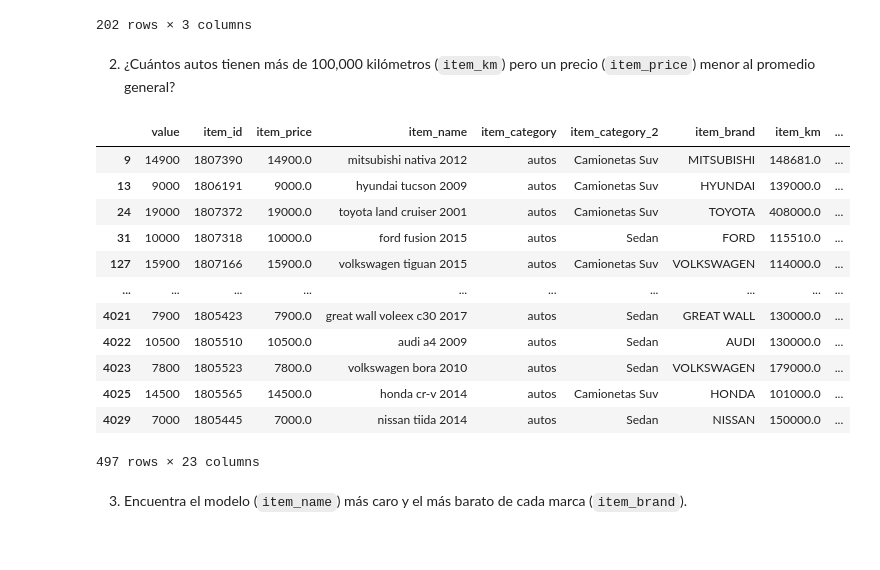
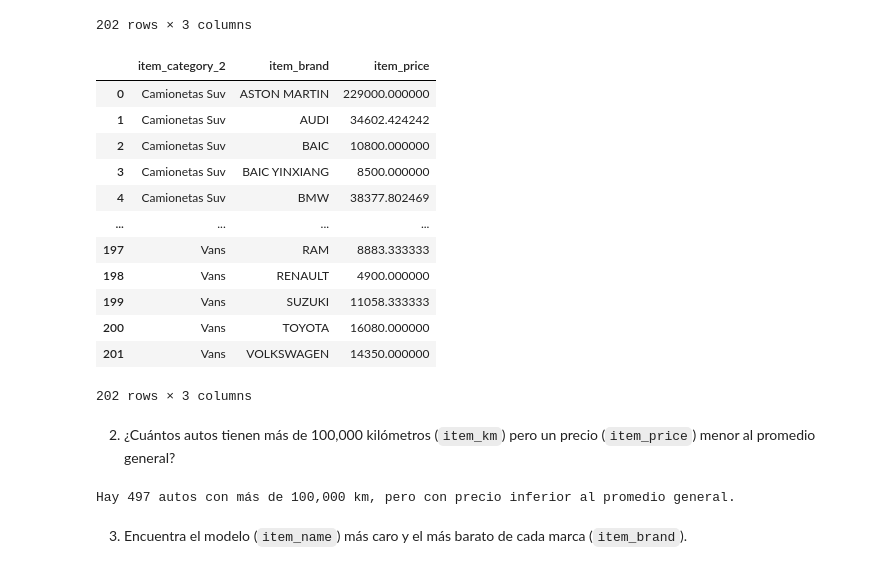
Before and after one commit to qlab-intro-python/tarea-4-3-torres-chipana-mamani, a Jupyter notebook: tarea_4_plantilla.ipynb, the cells around one changed output. Cells and saved outputs as stored; diff of their text form; code cells hidden in the pictures.

```diff
--- a/tarea_4_plantilla.ipynb
+++ b/tarea_4_plantilla.ipynb
@@ -56,25 +56,32 @@ base_prop.groupby( ['item_brand','item_category_2'], as_index = False ).agg( { "
 | 200 | VOLVO | Sedan | 11458.333333 |
 | 201 | VOLVO | Station Wagon | 6100.000000 |
 202 rows × 3 columns
+# %%
+base_prop.groupby( ['item_category_2','item_brand'], as_index = False ).agg( { "item_price": "mean" } )
+# %% [output]
+|  | item_category_2 | item_brand | item_price |
+| 0 | Camionetas Suv | ASTON MARTIN | 229000.000000 |
+| 1 | Camionetas Suv | AUDI | 34602.424242 |
+| 2 | Camionetas Suv | BAIC | 10800.000000 |
+| 3 | Camionetas Suv | BAIC YINXIANG | 8500.000000 |
+| 4 | Camionetas Suv | BMW | 38377.802469 |
+| ... | ... | ... | ... |
+| 197 | Vans | RAM | 8883.333333 |
+| 198 | Vans | RENAULT | 4900.000000 |
+| 199 | Vans | SUZUKI | 11058.333333 |
+| 200 | Vans | TOYOTA | 16080.000000 |
+| 201 | Vans | VOLKSWAGEN | 14350.000000 |
+202 rows × 3 columns
 # %% [markdown]
 2. ¿Cuántos autos tienen más de 100,000 kilómetros (`item_km`) pero un precio (`item_price`) menor al promedio general?
 # %%
 mean_price=base_prop['item_price'].mean()
-base_prop.loc[ (base_prop.item_km >100000) & (base_prop.item_price < mean_price) , : ]
+filtered_data =base_prop.loc[(base_prop['item_km'] > 100000) & (base_prop['item_price'] < mean_price), ['item_km', 'item_price']]
+n_autos = filtered_data.shape[0]
+
+print(f"Hay {n_autos} autos con más de 100,000 km, pero con precio inferior al promedio general.")
 # %% [output]
-|  | value | item_id | item_price | item_name | item_category | item_category_2 | item_brand | item_km | ... |
-| 9 | 14900 | 1807390 | 14900.0 | mitsubishi nativa 2012 | autos | Camionetas Suv | MITSUBISHI | 148681.0 | ... |
-| 13 | 9000 | 1806191 | 9000.0 | hyundai tucson 2009 | autos | Camionetas Suv | HYUNDAI | 139000.0 | ... |
-| 24 | 19000 | 1807372 | 19000.0 | toyota land cruiser 2001 | autos | Camionetas Suv | TOYOTA | 408000.0 | ... |
-| 31 | 10000 | 1807318 | 10000.0 | ford fusion 2015 | autos | Sedan | FORD | 115510.0 | ... |
-| 127 | 15900 | 1807166 | 15900.0 | volkswagen tiguan 2015 | autos | Camionetas Suv | VOLKSWAGEN | 114000.0 | ... |
-| ... | ... | ... | ... | ... | ... | ... | ... | ... | ... |
-| 4021 | 7900 | 1805423 | 7900.0 | great wall voleex c30 2017 | autos | Sedan | GREAT WALL | 130000.0 | ... |
-| 4022 | 10500 | 1805510 | 10500.0 | audi a4 2009 | autos | Sedan | AUDI | 130000.0 | ... |
-| 4023 | 7800 | 1805523 | 7800.0 | volkswagen bora 2010 | autos | Sedan | VOLKSWAGEN | 179000.0 | ... |
-| 4025 | 14500 | 1805565 | 14500.0 | honda cr-v 2014 | autos | Camionetas Suv | HONDA | 101000.0 | ... |
-| 4029 | 7000 | 1805445 | 7000.0 | nissan tiida 2014 | autos | Sedan | NISSAN | 150000.0 | ... |
-497 rows × 23 columns
+Hay 497 autos con más de 100,000 km, pero con precio inferior al promedio general.
 # %% [markdown]
 3. Encuentra el modelo (`item_name`) más caro y el más barato de cada marca (`item_brand`).
 # %%
```
Also changed, not shown: parts of 4 cells of this notebook.
